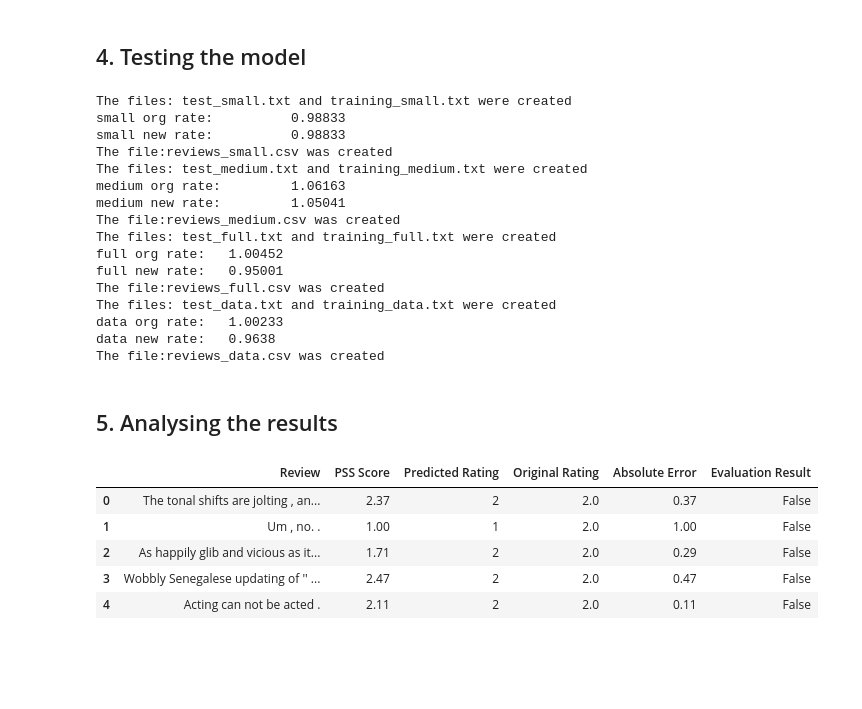
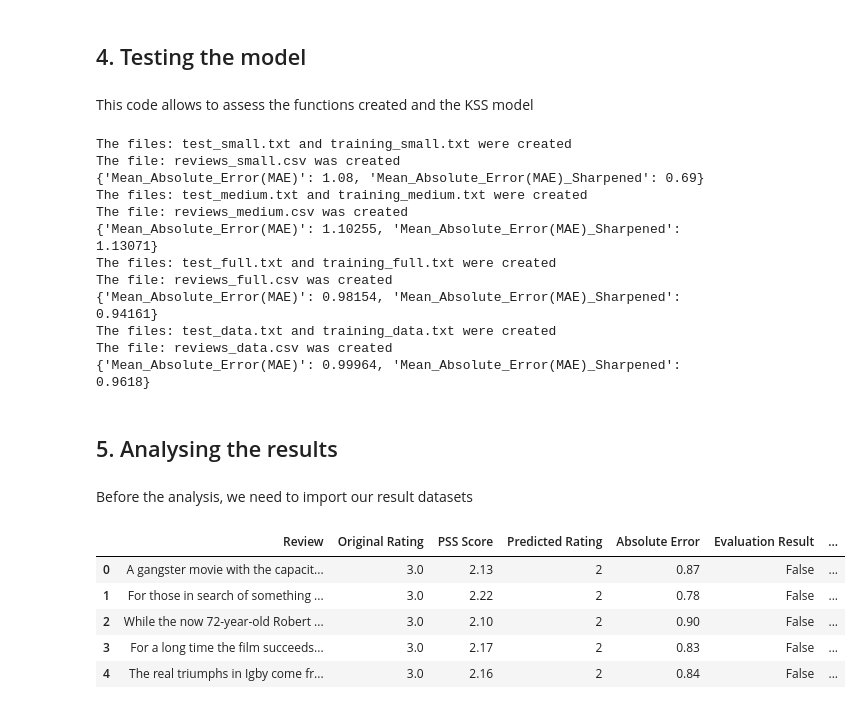
Before and after one commit to diegoarmaca/SentimentScore, a Jupyter notebook: Sentiment_Explore.ipynb, the cells around one changed output. Saved outputs shown, nothing was run; the diff lists cells and outputs as text; code cells hidden in the pictures; blank space fills up the shorter version.

Commit message:
Add files via upload
Version with graphs for all datasets and latest code.

```diff
--- a/Sentiment_Explore.ipynb
+++ b/Sentiment_Explore.ipynb
@@ -167,5 +162,7 @@ def execute_test(datasets: Dict[str, str], partition_size):
 # %% [markdown]
 ## 4. Testing the model
+# %% [markdown]
+This code allows to assess the functions created and the KSS model
 # %%
 if __name__ == "__main__":
 
@@ -176,8 +173,11 @@ if __name__ == "__main__":
         "full"      : "full.txt"
     }
 
+    most_common_words = "most_common_english_words.txt"
+    #most_common_words = "stoplist.txt"
 
-    execute_test(datasets, 0.2)
+    #Test for the function execute_test
+    execute_test(datasets, 0.1)
 
     # Pick a dataset
     # dataset = 'tiny.txt'
@@ -199,39 +199,38 @@ if __name__ == "__main__":
 
 
     # Testing the results with the test dataset created
-    with open(file_names['test'], 'r') as test:
+    with open(file_names['test'], 'r') as test_file:
         with open("most_common_english_words.txt") as common_words_file:
-            testing_result = testing_pss(test, common_words_file, kss, name_datasets)
+            testing_result = testing_pss(test_file, common_words_file, kss, name_datasets)
+    print(testing_result)
 
     # Use test mode
 
-    #doctest.testmod()
+    doctest.testmod()
 # %% [output]
 The files: test_small.txt and training_small.txt were created
-small org rate:          0.98833
-small new rate:          0.98833
-The file:reviews_small.csv was created
+The file: reviews_small.csv was created
+{'Mean_Absolute_Error(MAE)': 1.08, 'Mean_Absolute_Error(MAE)_Sharpened': 0.69}
 The files: test_medium.txt and training_medium.txt were created
-medium org rate:         1.06163
-medium new rate:         1.05041
-The file:reviews_medium.csv was created
+The file: reviews_medium.csv was created
+{'Mean_Absolute_Error(MAE)': 1.10255, 'Mean_Absolute_Error(MAE)_Sharpened': 1.13071}
 The files: test_full.txt and training_full.txt were created
-full org rate:   1.00452
-full new rate:   0.95001
-The file:reviews_full.csv was created
+The file: reviews_full.csv was created
+{'Mean_Absolute_Error(MAE)': 0.98154, 'Mean_Absolute_Error(MAE)_Sharpened': 0.94161}
 The files: test_data.txt and training_data.txt were created
-data org rate:   1.00233
-data new rate:   0.9638
-The file:reviews_data.csv was created
+The file: reviews_data.csv was created
+{'Mean_Absolute_Error(MAE)': 0.99964, 'Mean_Absolute_Error(MAE)_Sharpened': 0.9618}
 # %% [markdown]
 ## 5. Analysing the results
+# %% [markdown]
+Before the analysis, we need to import our result datasets
 # %%
-evaluated_reviews = pd.read_csv('reviews_full.csv', header=2)
-evaluated_reviews.head()
+evaluated_reviews_full = pd.read_csv('reviews_full.csv', header=3)
+evaluated_reviews_full.head()
 # %% [output]
-|  | Review | PSS Score | Predicted Rating | Original Rating | Absolute Error | Evaluation Result |
-| 0 | The tonal shifts are jolting , an... | 2.37 | 2 | 2.0 | 0.37 | False |
-| 1 | Um , no. . | 1.00 | 1 | 2.0 | 1.00 | False |
-| 2 | As happily glib and vicious as it... | 1.71 | 2 | 2.0 | 0.29 | False |
-| 3 | Wobbly Senegalese updating of '' ... | 2.47 | 2 | 2.0 | 0.47 | False |
-| 4 | Acting can not be acted . | 2.11 | 2 | 2.0 | 0.11 | False |
+|  | Review | Original Rating | PSS Score | Predicted Rating | Absolute Error | Evaluation Result | ... |
+| 0 | A gangster movie with the capacit... | 3.0 | 2.13 | 2 | 0.87 | False | ... |
+| 1 | For those in search of something ... | 3.0 | 2.22 | 2 | 0.78 | False | ... |
+| 2 | While the now 72-year-old Robert ... | 3.0 | 2.10 | 2 | 0.90 | False | ... |
+| 3 | For a long time the film succeeds... | 3.0 | 2.17 | 2 | 0.83 | False | ... |
+| 4 | The real triumphs in Igby come fr... | 3.0 | 2.16 | 2 | 0.84 | False | ... |
```
Also changed, not shown: parts of 12 cells of this notebook.
